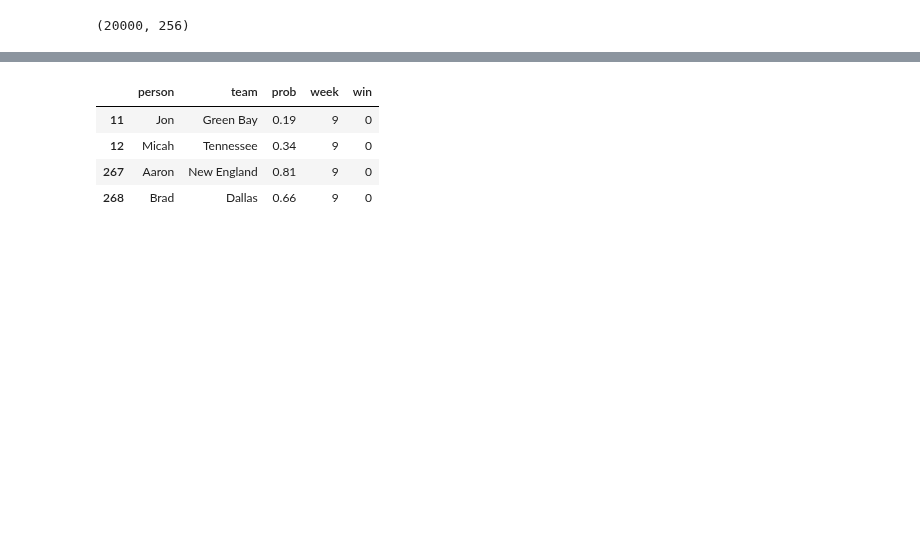
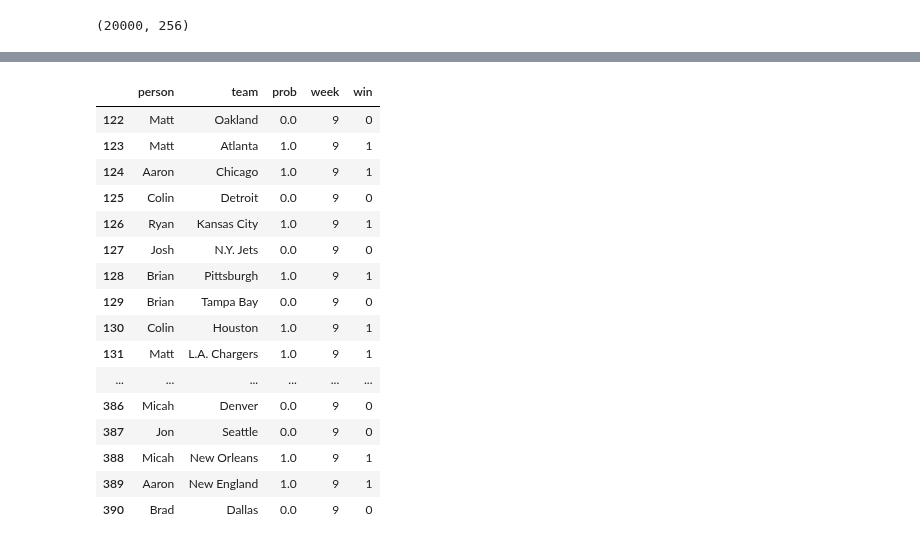
Before and after one commit to rytido/justfun, a Jupyter notebook: WinsPool.ipynb, the cells around one changed output, grey strips where cells are left out. Drawn from its saved outputs; the diff is of its cells as text; code cells hidden in the pictures; blank space fills up the shorter version.

```diff
--- a/WinsPool.ipynb
+++ b/WinsPool.ipynb
@@ -312,12 +312,25 @@ open("report.txt", "w").write(text)
 # %%
 # games left for given week
-df_union[(df_union.prob!=0) & (df_union.prob!=1) & (df_union.week==9)]
+#df_union[(df_union.prob!=0) & (df_union.prob!=1) & (df_union.week==9)]
+df_union[(df_union.week==9)]
 # %% [output]
 |  | person | team | prob | week | win |
-| 11 | Jon | Green Bay | 0.19 | 9 | 0 |
-| 12 | Micah | Tennessee | 0.34 | 9 | 0 |
-| 267 | Aaron | New England | 0.81 | 9 | 0 |
-| 268 | Brad | Dallas | 0.66 | 9 | 0 |
+| 122 | Matt | Oakland | 0.0 | 9 | 0 |
+| 123 | Matt | Atlanta | 1.0 | 9 | 1 |
+| 124 | Aaron | Chicago | 1.0 | 9 | 1 |
+| 125 | Colin | Detroit | 0.0 | 9 | 0 |
+| 126 | Ryan | Kansas City | 1.0 | 9 | 1 |
+| 127 | Josh | N.Y. Jets | 0.0 | 9 | 0 |
+| 128 | Brian | Pittsburgh | 1.0 | 9 | 1 |
+| 129 | Brian | Tampa Bay | 0.0 | 9 | 0 |
+| 130 | Colin | Houston | 1.0 | 9 | 1 |
+| 131 | Matt | L.A. Chargers | 1.0 | 9 | 1 |
+| ... | ... | ... | ... | ... | ... |
+| 386 | Micah | Denver | 0.0 | 9 | 0 |
+| 387 | Jon | Seattle | 0.0 | 9 | 0 |
+| 388 | Micah | New Orleans | 1.0 | 9 | 1 |
+| 389 | Aaron | New England | 1.0 | 9 | 1 |
+| 390 | Brad | Dallas | 0.0 | 9 | 0 |
 # %%
 # scores by week
 df_totals = df_union[(df_union.prob==0) | (df_union.prob==1)].groupby(['week', 'person']).sum().reset_index()
```
Also changed, not shown: parts of 10 cells of this notebook, 4 other files.
